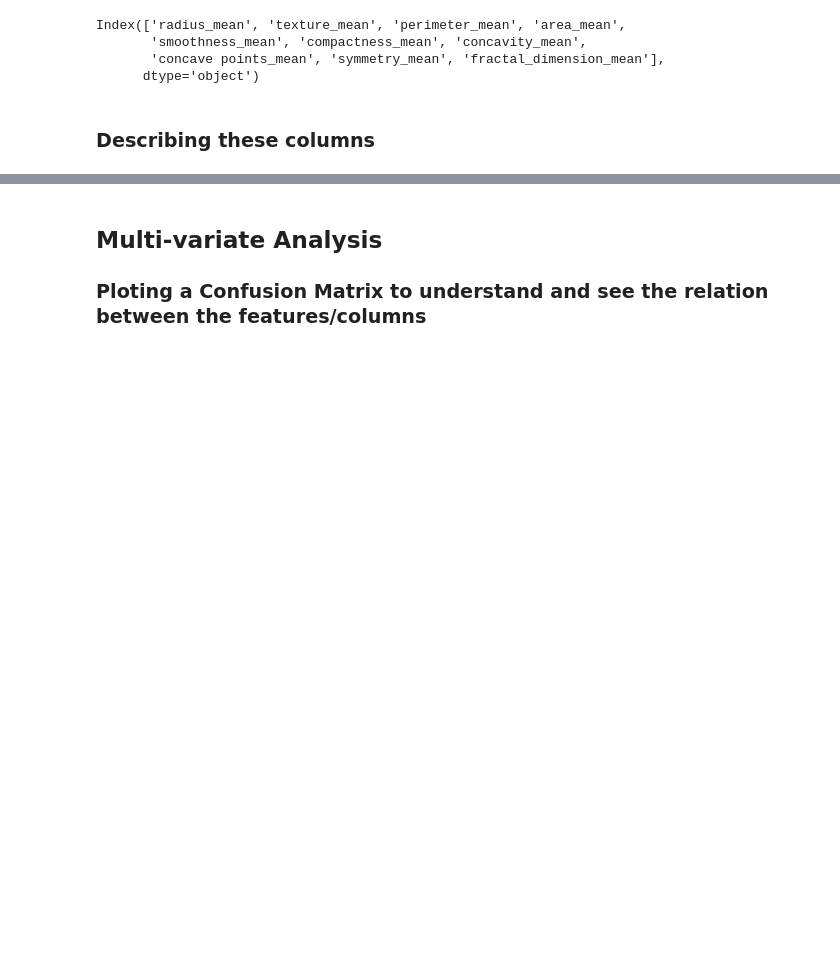
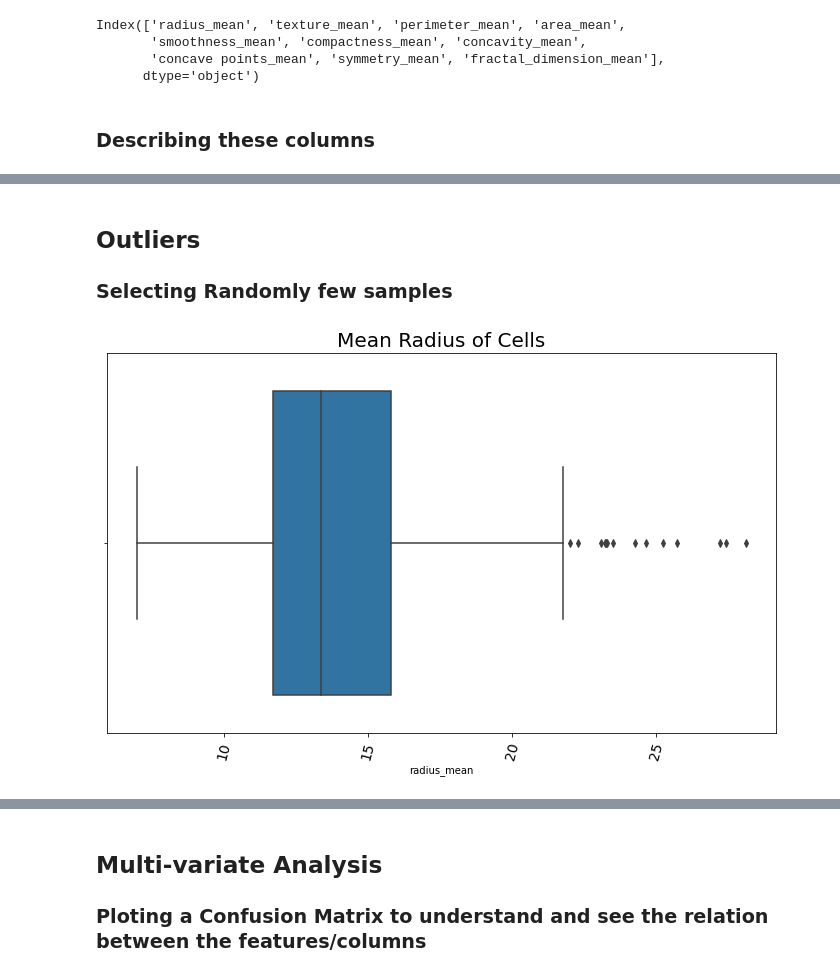
Before and after one commit to Caphace-Ethan/Breast-Cancer-Diagnosis, a Jupyter notebook: notebooks/EDA_notebook.ipynb, the cells around one changed output, grey strips where cells are left out. Cells and saved outputs as stored; diff of their text form; code cells hidden in the pictures; blank space fills up the shorter version.

Commit message:
Applied: Outlier fix function

```diff
--- a/notebooks/EDA_notebook.ipynb
+++ b/notebooks/EDA_notebook.ipynb
@@ -169,3 +169,10 @@ worst_columns.describe().T
 | concave points_worst | 569.0 | 0.114606 | 0.065732 | 0.00000 | 0.06493 | 0.09993 | 0.16140 | 0.2910 |
 | symmetry_worst | 569.0 | 0.290076 | 0.061867 | 0.15650 | 0.25040 | 0.28220 | 0.31790 | 0.6638 |
 | fractal_dimension_worst | 569.0 | 0.083946 | 0.018061 | 0.05504 | 0.07146 | 0.08004 | 0.09208 | 0.2075 |
+# %% [markdown]
+## Outliers
+### Selecting Randomly few samples
+# %%
+plot.plot_box(df, "radius_mean", "Mean Radius of Cells")
+# %% [output]
+[figure, added]
```
Also changed, not shown: parts of 15 cells of this notebook.
